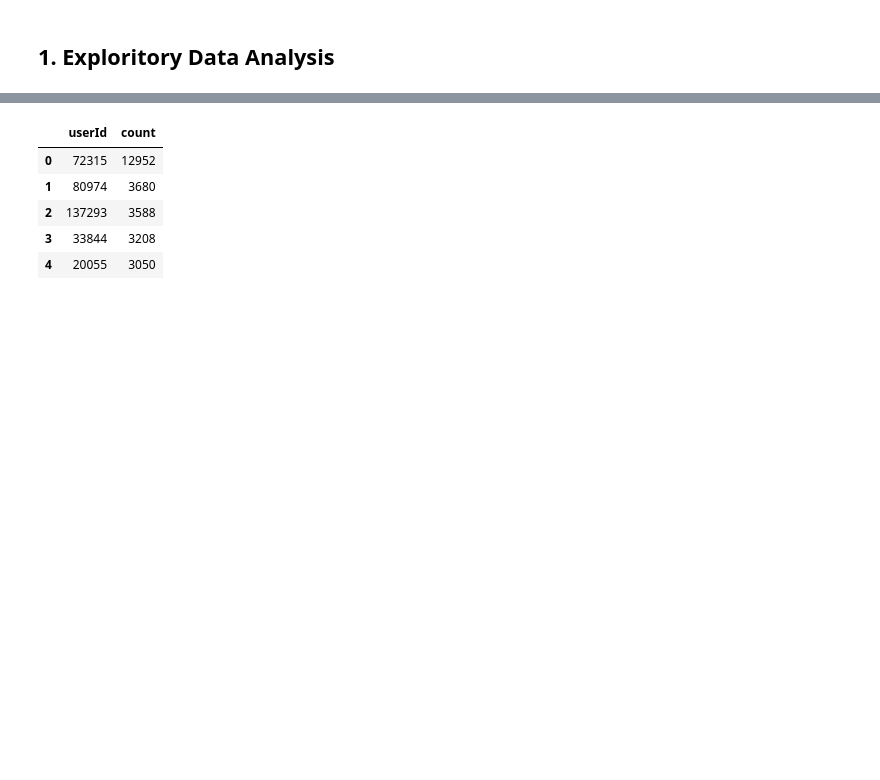
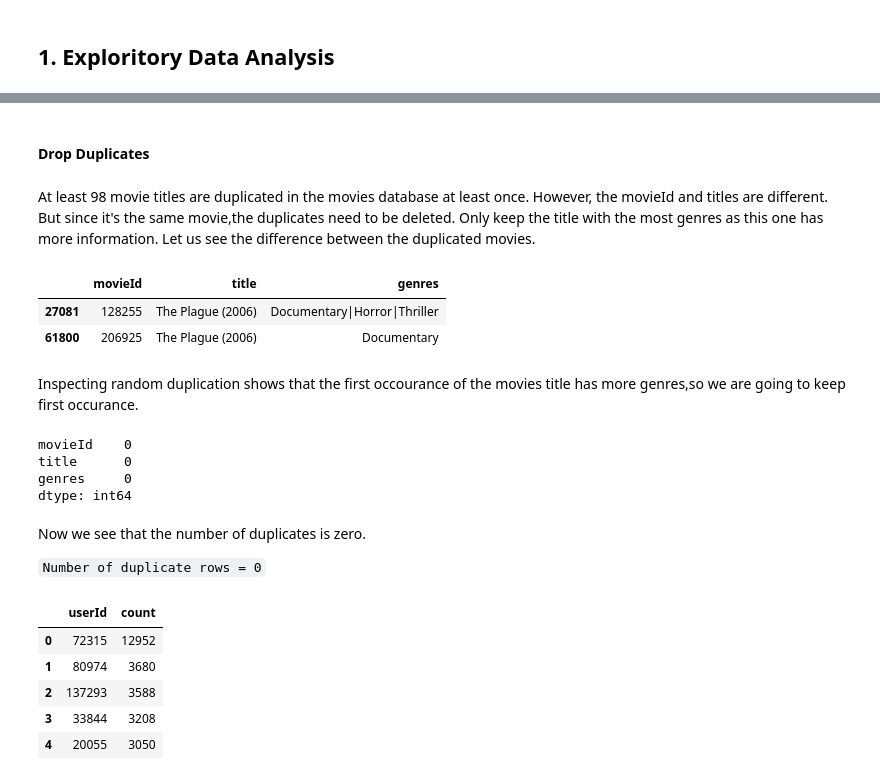
Before and after one commit to Leham-Greeves/JS7_Notebook_Reprository, a Jupyter notebook: unsupervised_learning_notebook.ipynb, the cells around one changed output, grey strips where cells are left out. Cells and saved outputs as stored; diff of their text form; code cells hidden in the pictures; blank space fills up the shorter version.

```diff
--- a/unsupervised_learning_notebook.ipynb
+++ b/unsupervised_learning_notebook.ipynb
@@ -175,0 +239,13 @@ sample_submission.head()
+# %% [markdown]
+#### Drop Duplicates
+# %% [markdown]
+At least 98 movie titles are duplicated in the movies database at least once. However, the movieId and titles are different. But since it's the same movie,the duplicates need to be deleted. Only keep the title with the most genres as this one has more information. Let us see the difference between the duplicated movies.
+# %%
+# check differences between first & second occurance of title in movies
+movies_df.loc[movies_df["title"] == "The Plague (2006)"]
+# %% [output]
+|  | movieId | title | genres |
+| 27081 | 128255 | The Plague (2006) | Documentary|Horror|Thriller |
+| 61800 | 206925 | The Plague (2006) | Documentary |
+# %% [markdown]
+Inspecting random duplication shows that the first occourance of the movies title has more genres,so we are going to keep first occurance.
@@ -176,3 +256,16 @@ sample_submission.head()
+# %%
+#We then check to see if duplicates have all been removed.
+movies_df.loc[movies_df["title"].duplicated(keep='first') == True].count()
+# %% [output]
+movieId    0
+title      0
+genres     0
+dtype: int64
+# %% [markdown]
+ Now we see that the number of duplicates is zero.
+<br>
+
+`Number of duplicate rows = 0`
 # %%
 # Find the number of times a user has rated, create a data frame with the count by userId
 train_user = pd.DataFrame(
```
Also changed, not shown: parts of 27 cells of this notebook.
